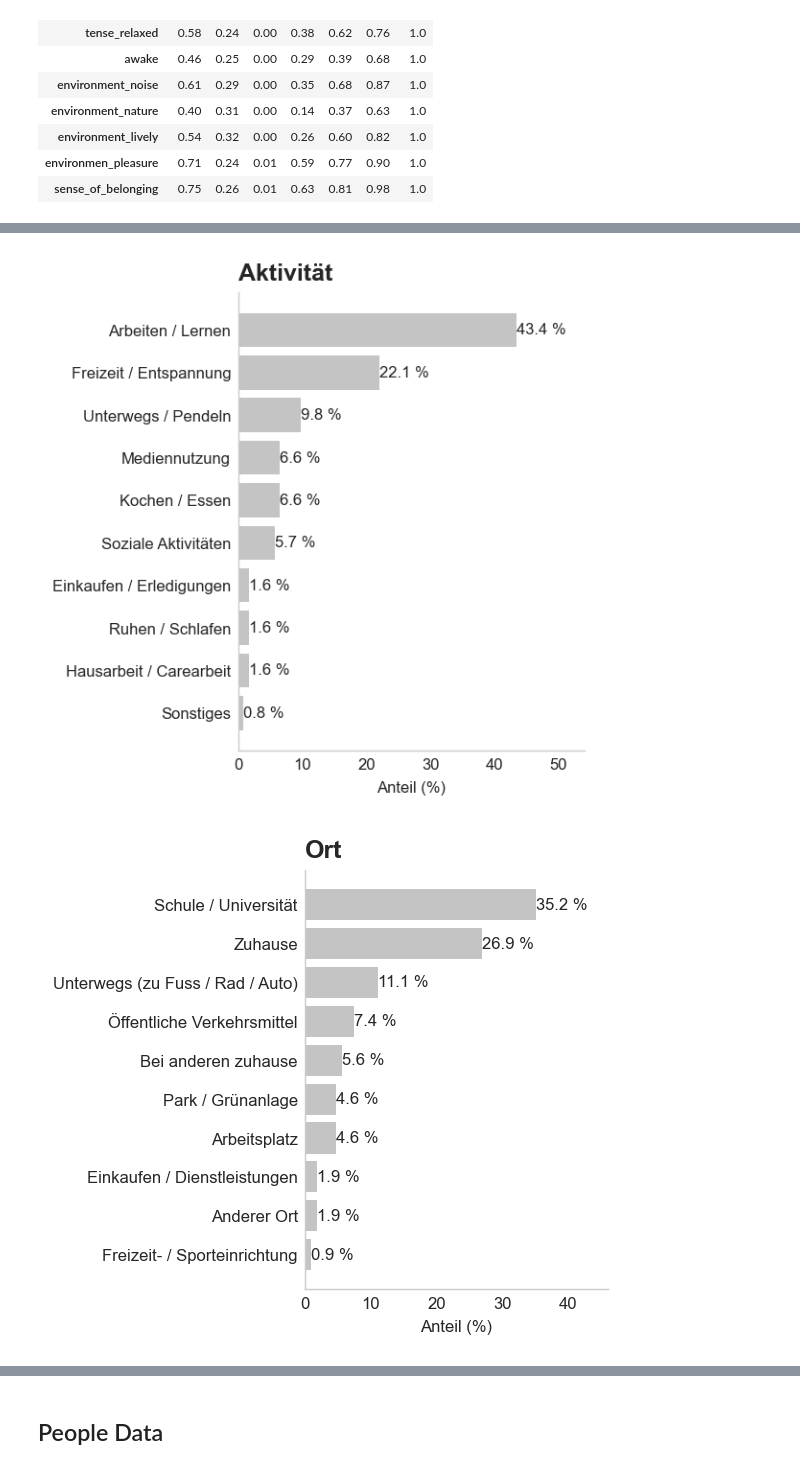
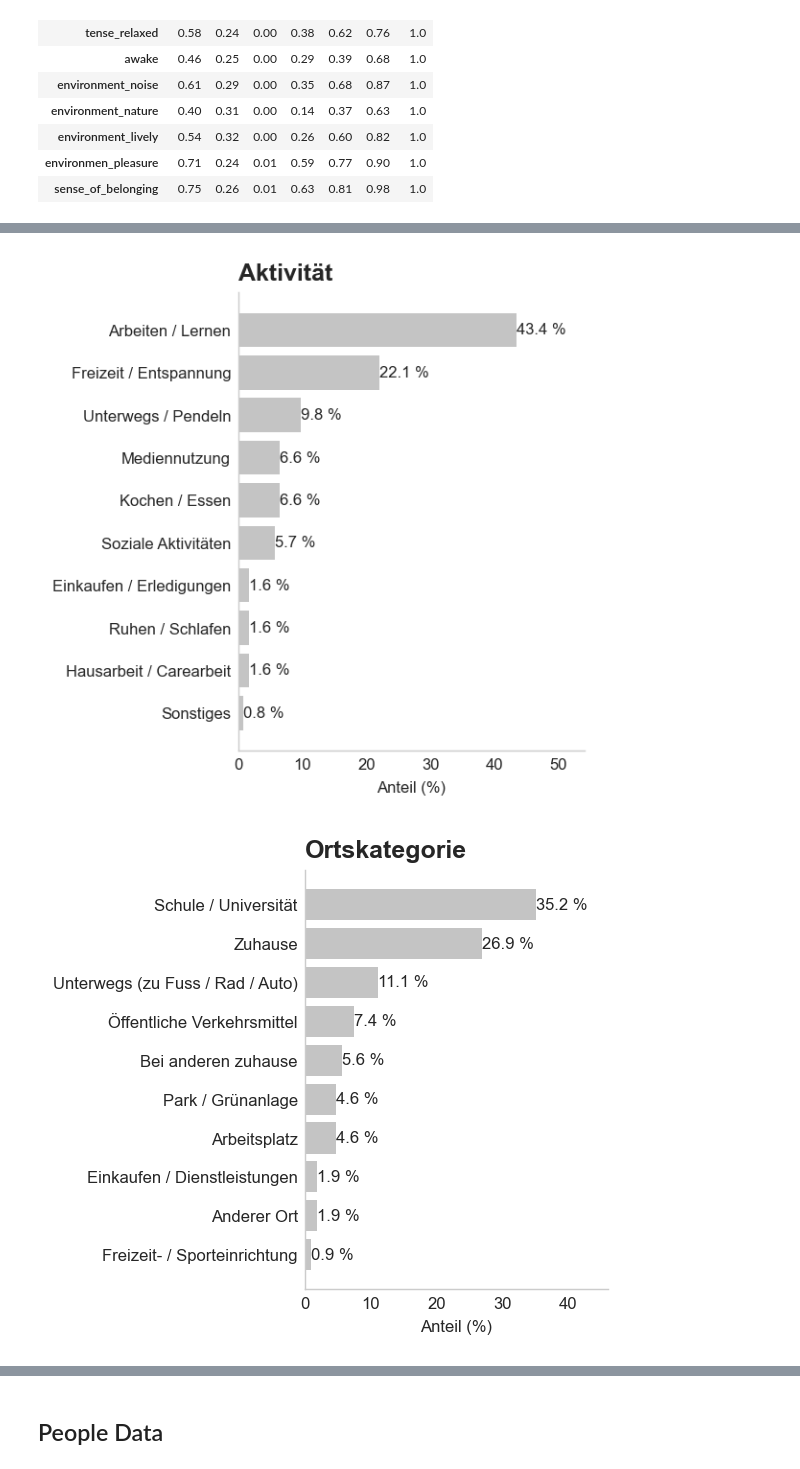
Before and after one commit to lbatschelet/Designing-InterMind, a Jupyter notebook: analysis/analysis.ipynb, the cells around one changed output, grey strips where cells are left out. Cells and saved outputs as stored; diff of their text form; code cells hidden in the pictures.

```diff
--- a/analysis/analysis.ipynb
+++ b/analysis/analysis.ipynb
@@ -720,5 +720,3 @@ survey_answers.to_csv("survey_answers.csv", index=False)
 wide_df nach Decoding: (106, 23)
 # %% [markdown]
 # Explorative Übersicht über die Daten
-# %%
-rcParams.keys()
@@ -928,7 +908,7 @@ cat_cols = ['activity', 'location_category',
 # Deutsche Titel für Plots
 title_mapping = {
     "activity": "Aktivität",
-    "location_category": "Ort",
+    "location_category": "Ortskategorie",
     "indoors_outdoors": "Drinnen / Draussen",
     "people_with_you": "Personen um mich",
 }
@@ -996,34 +976,34 @@ for col in cat_cols:
     fig, ax = plt.subplots(figsize=figsize)
 
     ax.barh(translated_index, pct.values, color="#c4c4c4")
     ax.set_xlabel("Anteil (%)")
     # Dynamisch: maximaler Wert + Puffer
     xmax = pct.max()
     xlim = np.ceil(xmax + 10)  # +5% Puffer für Text
     ax.set_xlim(0, min(xlim, 100))  # Optional: hart bei 100 deckeln
 
     ax.set_title(
         title_mapping.get(col, col),
         fontname="Arial",
         weight="bold"
     )
 
     for y, v in enumerate(pct.values):
         ax.text(v, y, f'{v:.1f} %', va='center', ha='left', fontsize=fontsize)
 
     ax.spines['top'].set_visible(False)
     ax.spines['right'].set_visible(False)
     ax.spines['left'].set_linewidth(0.7)
     ax.spines['bottom'].set_linewidth(0.7)
     ax.grid(False)
 
     plt.tight_layout()
     fig.savefig(f"plots/cat_dist_{col}.pdf", bbox_inches="tight")
     plt.show()
     plt.close(fig)
 # %% [output]
 [figure]
-[figure, old version]
+[figure, new version]
 [figure]
 [figure]
 # %% [markdown]
```
Also changed, not shown: parts of 4 cells of this notebook, 34 other files.
